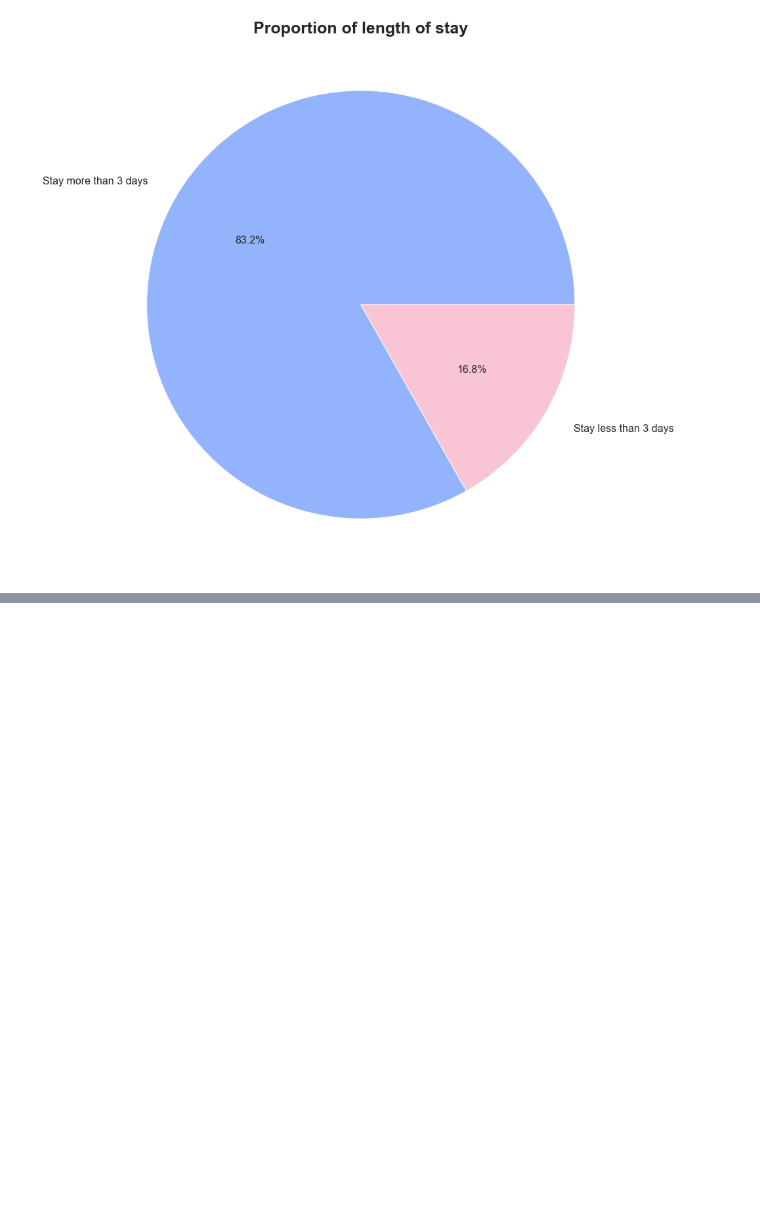
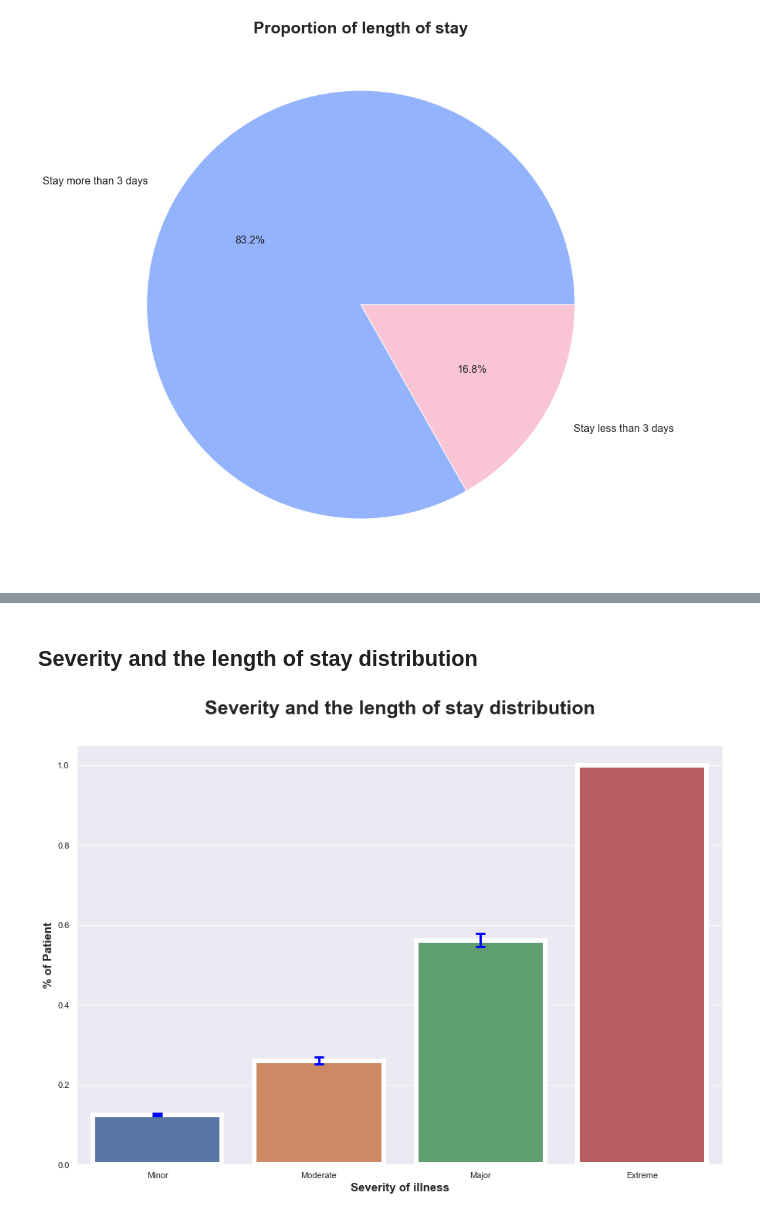
Before and after one commit to ChauHuynh1/DataScience, a Jupyter notebook: Hospital/HospitalProblem.ipynb, the cells around one changed output, grey strips where cells are left out. Cells and saved outputs as stored; diff of their text form; code cells hidden in the pictures; blank space fills up the shorter version.

```diff
--- a/Hospital/HospitalProblem.ipynb
+++ b/Hospital/HospitalProblem.ipynb
@@ -659,0 +662,15 @@ the number of male who were in the Titanic is higher than female. For male, the
+# %% [markdown]
+## Severity and the length of stay distribution
+# %%
+plt.subplots(figsize = (15,10))
+
+sns.barplot(x = "APRSeverityOfIllnessCode", y = "LengthOfStay", data=train, linewidth=6, capsize = .05, errcolor='blue', errwidth = 3)
+plt.title("Severity and the length of stay distribution", fontsize = 25, fontweight = 'bold', pad=40)
+plt.xlabel("Severity of illness", fontsize = 15, fontweight = 'bold');
+plt.ylabel("% of Patient", fontsize = 15, fontweight = 'bold');
+names = ['Minor', 'Moderate', 'Major', 'Extreme']
+#val = sorted(train.Pclass.unique())
+val = [0,1,2,3] ## this is just a temporary trick to get the label right.
+plt.xticks(val, names);
+# %% [output]
+[figure, added]
```
Also changed, not shown: parts of 42 cells of this notebook.
